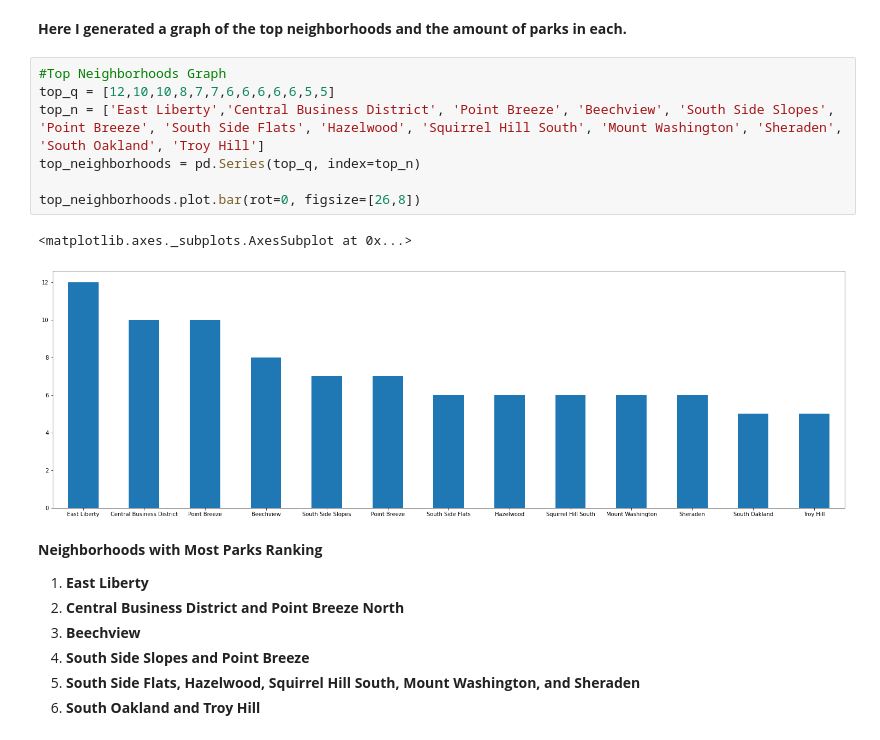
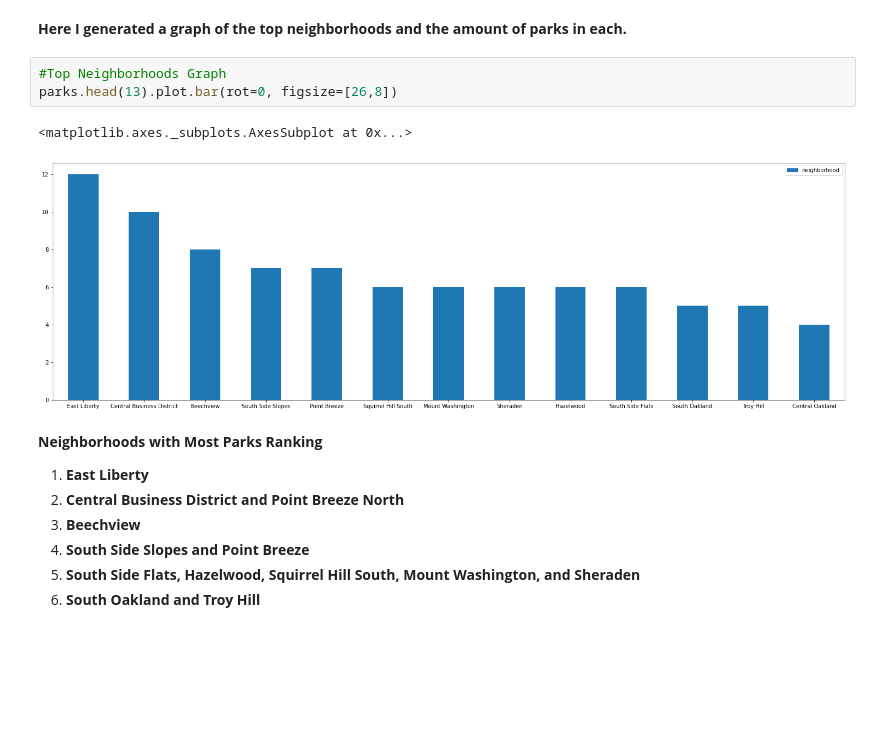
Before and after one commit to Roma-Reddy/Cmpinf0010FinalProject, a Jupyter notebook: Fontana_Final-Project-Notebook.ipynb, the cells around one changed output. Drawn from its saved outputs; the diff is of its cells as text; blank space fills up the shorter version.

```diff
--- a/Fontana_Final-Project-Notebook.ipynb
+++ b/Fontana_Final-Project-Notebook.ipynb
@@ -98,15 +98,11 @@ parks.sample(6).plot.bar(rot=0, figsize=[12,8])
 # %% [markdown]
 **Here I generated a graph of the top neighborhoods and the amount of parks in each.**
-# %%
-#Top Neighborhoods Graph
-top_q = [12,10,10,8,7,7,6,6,6,6,6,5,5]
-top_n = ['East Liberty','Central Business District', 'Point Breeze', 'Beechview', 'South Side Slopes', 'Point Breeze', 'South Side Flats', 'Hazelwood', 'Squirrel Hill South', 'Mount Washington', 'Sheraden', 'South Oakland', 'Troy Hill']
-top_neighborhoods = pd.Series(top_q, index=top_n)
-
-top_neighborhoods.plot.bar(rot=0, figsize=[26,8])
-# %% [output]
-<matplotlib.axes._subplots.AxesSubplot at 0x...>
-[figure, removed]
+# %%
+#Top Neighborhoods Graph
+parks.head(13).plot.bar(rot=0, figsize=[26,8])
+# %% [output]
+<matplotlib.axes._subplots.AxesSubplot at 0x...>
+[figure, added]
 # %% [markdown]
 **Neighborhoods with Most Parks Ranking**
 1. **East Liberty**
```
Also changed, not shown: parts of 26 cells of this notebook, 1 other file.
